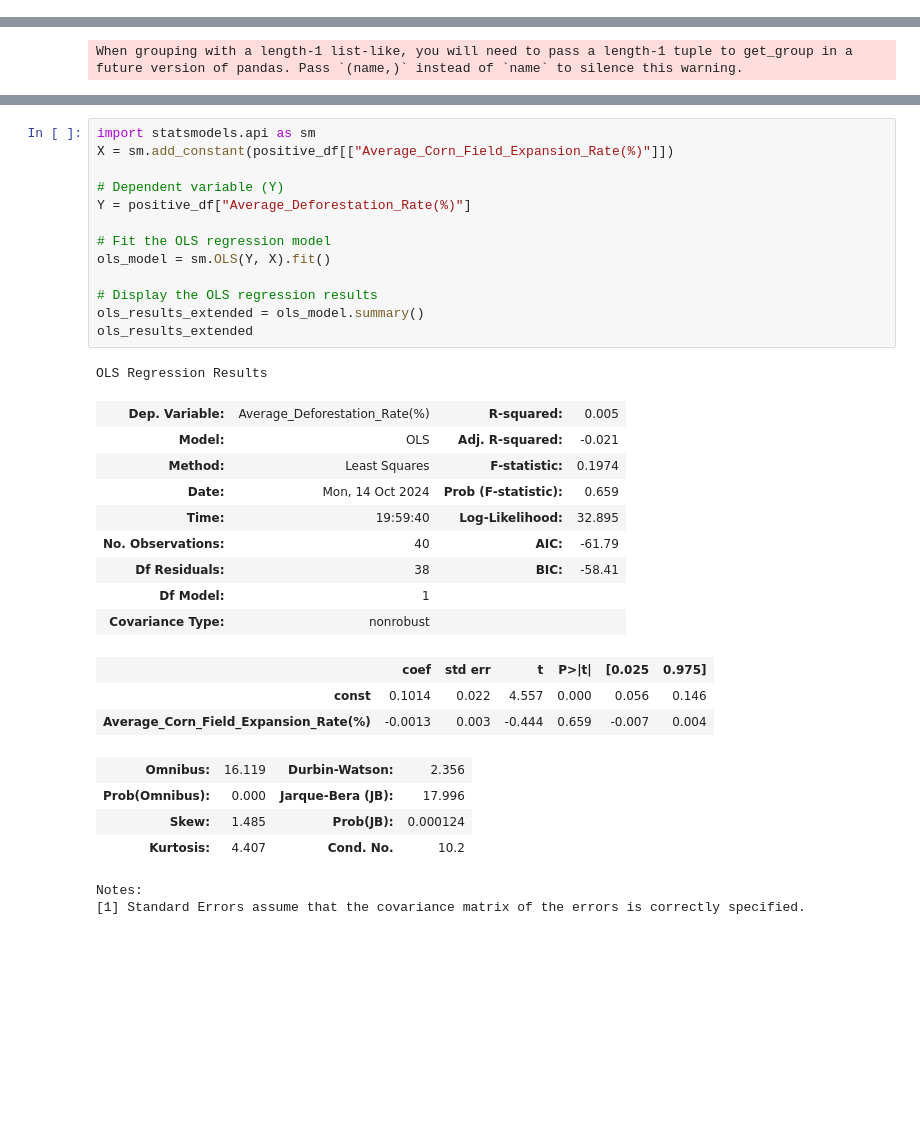
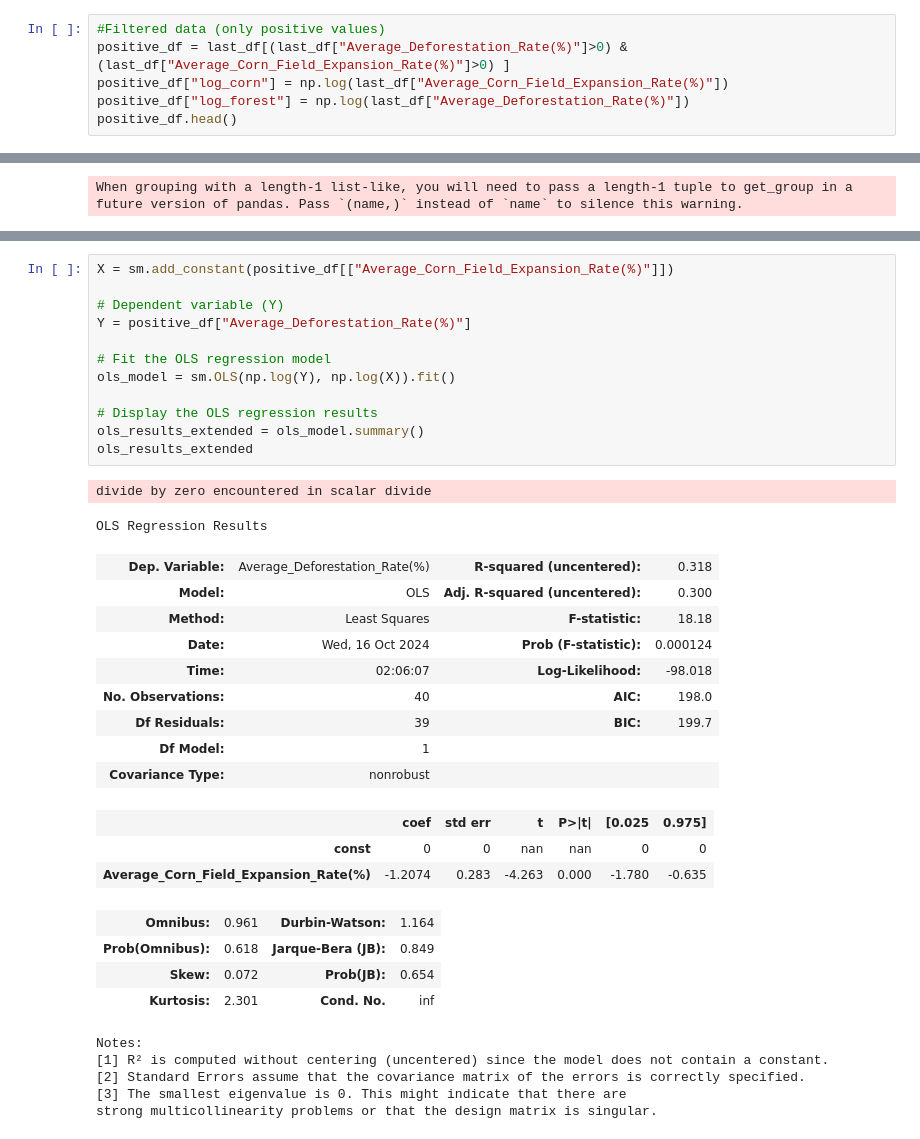
Before and after one commit to ZeliaDec/DataScience, a Jupyter notebook: analysis.ipynb, the cells around one changed output, grey strips where cells are left out. Drawn from its saved outputs; the diff is of its cells as text; blank space fills up the shorter version.

```diff
--- a/analysis.ipynb
+++ b/analysis.ipynb
@@ -784,3 +789,9 @@ plt.ylabel('Average Deforestation Rate (%)')
 plt.show()
 # %% [output]
 [figure]
+# %%
+#Filtered data (only positive values)
+positive_df = last_df[(last_df["Average_Deforestation_Rate(%)"]>0) &(last_df["Average_Corn_Field_Expansion_Rate(%)"]>0) ]
+positive_df["log_corn"] = np.log(last_df["Average_Corn_Field_Expansion_Rate(%)"])
+positive_df["log_forest"] = np.log(last_df["Average_Deforestation_Rate(%)"])
+positive_df.head()
@@ -918,33 +1137,36 @@ When grouping with a length-1 list-like, you will need to pass a length-1 tuple
 # %%
-import statsmodels.api as sm
 X = sm.add_constant(positive_df[["Average_Corn_Field_Expansion_Rate(%)"]])
 
 # Dependent variable (Y)
 Y = positive_df["Average_Deforestation_Rate(%)"]
 
 # Fit the OLS regression model
-ols_model = sm.OLS(Y, X).fit()
+ols_model = sm.OLS(np.log(Y), np.log(X)).fit()
 
 # Display the OLS regression results
 ols_results_extended = ols_model.summary()
 ols_results_extended
 # %% [output]
-OLS Regression Results
+divide by zero encountered in scalar divide
+OLS Regression Results
-| Dep. Variable: | Average_Deforestation_Rate(%) | R-squared: | 0.005 |
-| Model: | OLS | Adj. R-squared: | -0.021 |
-| Method: | Least Squares | F-statistic: | 0.1974 |
-| Date: | Mon, 14 Oct 2024 | Prob (F-statistic): | 0.659 |
-| Time: | 19:59:40 | Log-Likelihood: | 32.895 |
-| No. Observations: | 40 | AIC: | -61.79 |
-| Df Residuals: | 38 | BIC: | -58.41 |
+| Dep. Variable: | Average_Deforestation_Rate(%) | R-squared (uncentered): | 0.318 |
+| Model: | OLS | Adj. R-squared (uncentered): | 0.300 |
+| Method: | Least Squares | F-statistic: | 18.18 |
+| Date: | Wed, 16 Oct 2024 | Prob (F-statistic): | 0.000124 |
+| Time: | 02:06:07 | Log-Likelihood: | -98.018 |
+| No. Observations: | 40 | AIC: | 198.0 |
+| Df Residuals: | 39 | BIC: | 199.7 |
 | Df Model: | 1 |  |  |
 | Covariance Type: | nonrobust |  |  |
 |  | coef | std err | t | P>|t| | [0.025 | 0.975] |
-| const | 0.1014 | 0.022 | 4.557 | 0.000 | 0.056 | 0.146 |
-| Average_Corn_Field_Expansion_Rate(%) | -0.0013 | 0.003 | -0.444 | 0.659 | -0.007 | 0.004 |
+| const | 0 | 0 | nan | nan | 0 | 0 |
+| Average_Corn_Field_Expansion_Rate(%) | -1.2074 | 0.283 | -4.263 | 0.000 | -1.780 | -0.635 |
-| Omnibus: | 16.119 | Durbin-Watson: | 2.356 |
-| Prob(Omnibus): | 0.000 | Jarque-Bera (JB): | 17.996 |
-| Skew: | 1.485 | Prob(JB): | 0.000124 |
-| Kurtosis: | 4.407 | Cond. No. | 10.2 |
+| Omnibus: | 0.961 | Durbin-Watson: | 1.164 |
+| Prob(Omnibus): | 0.618 | Jarque-Bera (JB): | 0.849 |
+| Skew: | 0.072 | Prob(JB): | 0.654 |
+| Kurtosis: | 2.301 | Cond. No. | inf |
-Notes:
-[1] Standard Errors assume that the covariance matrix of the errors is correctly specified.
+Notes:
+[1] R² is computed without centering (uncentered) since the model does not contain a constant.
+[2] Standard Errors assume that the covariance matrix of the errors is correctly specified.
+[3] The smallest eigenvalue is 0. This might indicate that there are
+strong multicollinearity problems or that the design matrix is singular.
```
Also changed, not shown: parts of 17 cells of this notebook.
